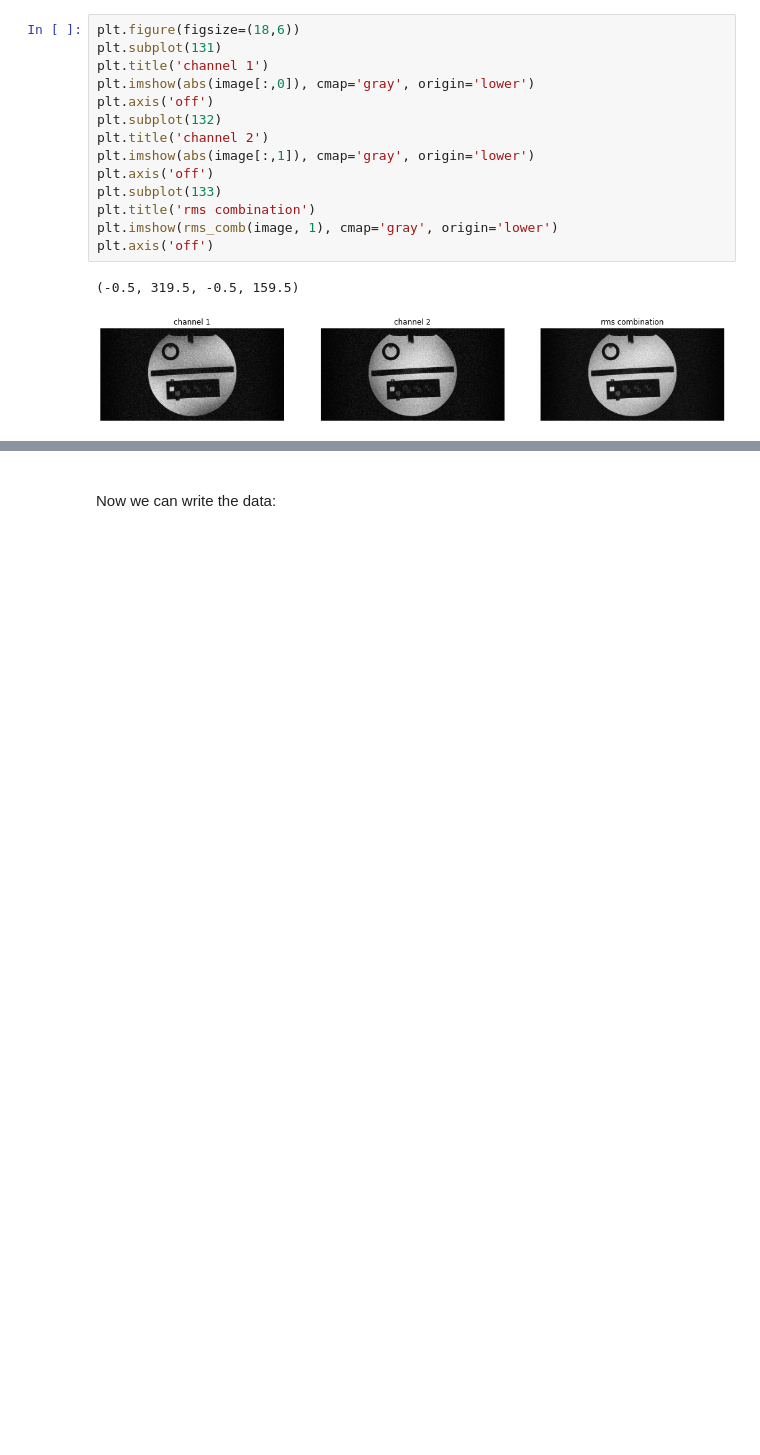
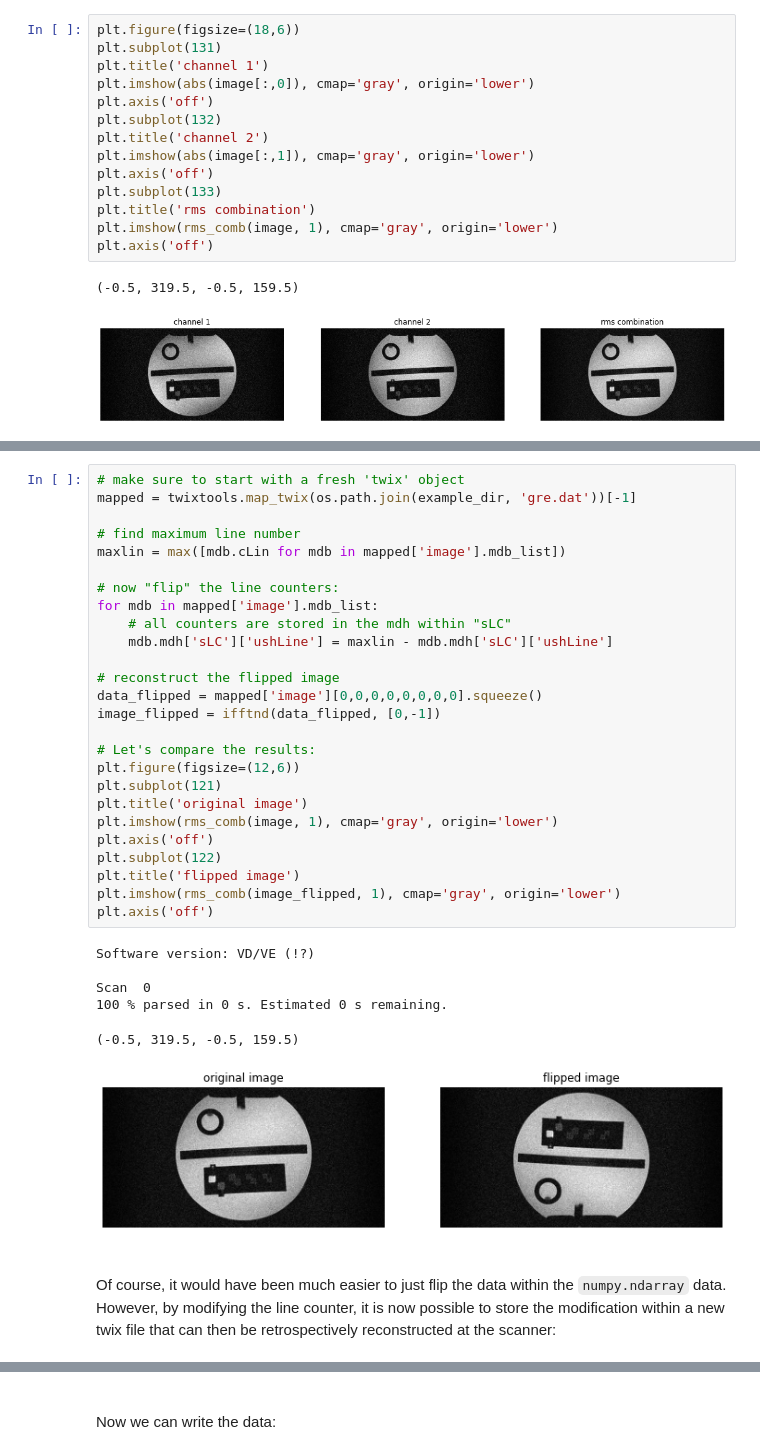
Before and after one commit to pehses/twixtools, a Jupyter notebook: demo/recon_example.ipynb, the cells around one changed output, grey strips where cells are left out. Saved outputs shown, nothing was run; the diff lists cells and outputs as text; blank space fills up the shorter version.

```diff
--- a/demo/recon_example.ipynb
+++ b/demo/recon_example.ipynb
@@ -271,0 +320,36 @@ plt.axis('off')
+# %%
+# make sure to start with a fresh 'twix' object
+mapped = twixtools.map_twix(os.path.join(example_dir, 'gre.dat'))[-1]
+
+# find maximum line number
+maxlin = max([mdb.cLin for mdb in mapped['image'].mdb_list])
+
+# now "flip" the line counters:
+for mdb in mapped['image'].mdb_list:
+    # all counters are stored in the mdh within "sLC"
+    mdb.mdh['sLC']['ushLine'] = maxlin - mdb.mdh['sLC']['ushLine']
+
+# reconstruct the flipped image
+data_flipped = mapped['image'][0,0,0,0,0,0,0,0].squeeze()
+image_flipped = ifftnd(data_flipped, [0,-1])
+
+# Let's compare the results:
+plt.figure(figsize=(12,6))
+plt.subplot(121)
+plt.title('original image')
+plt.imshow(rms_comb(image, 1), cmap='gray', origin='lower')
+plt.axis('off')
+plt.subplot(122)
+plt.title('flipped image')
+plt.imshow(rms_comb(image_flipped, 1), cmap='gray', origin='lower')
+plt.axis('off')
+# %% [output]
+Software version: VD/VE (!?)
+
+Scan  0
+100 % parsed in 0 s. Estimated 0 s remaining.
+(-0.5, 319.5, -0.5, 159.5)
+[figure, added]
+# %% [markdown]
+\
+Of course, it would have been much easier to just flip the data within the `numpy.ndarray` data. However, by modifying the line counter, it is now possible to store the modification within a new twix file that can then be retrospectively reconstructed at the scanner:
```
Also changed, not shown: parts of 20 cells of this notebook, 5 other files.
